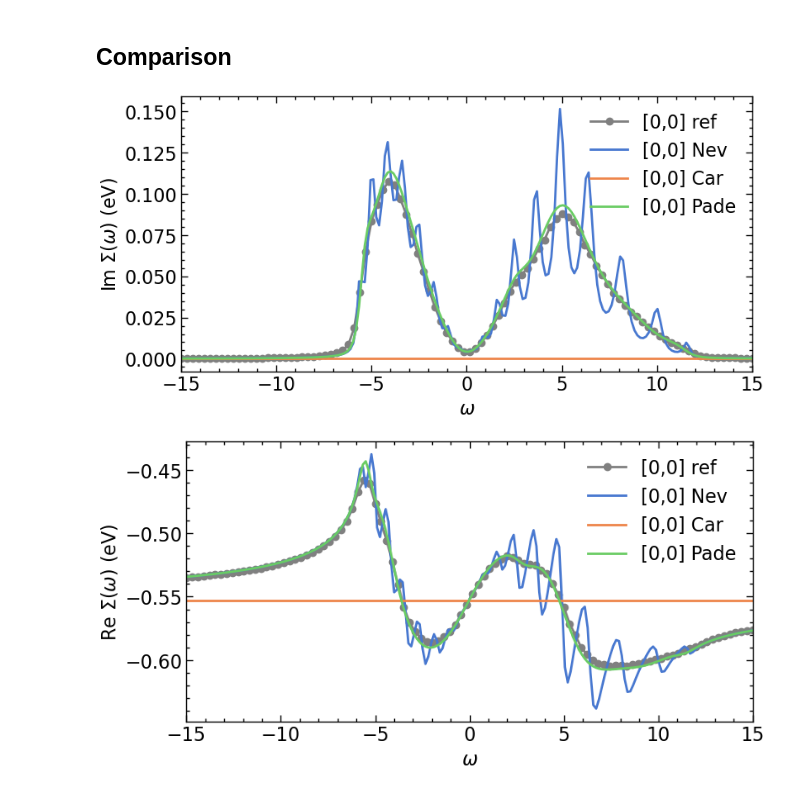
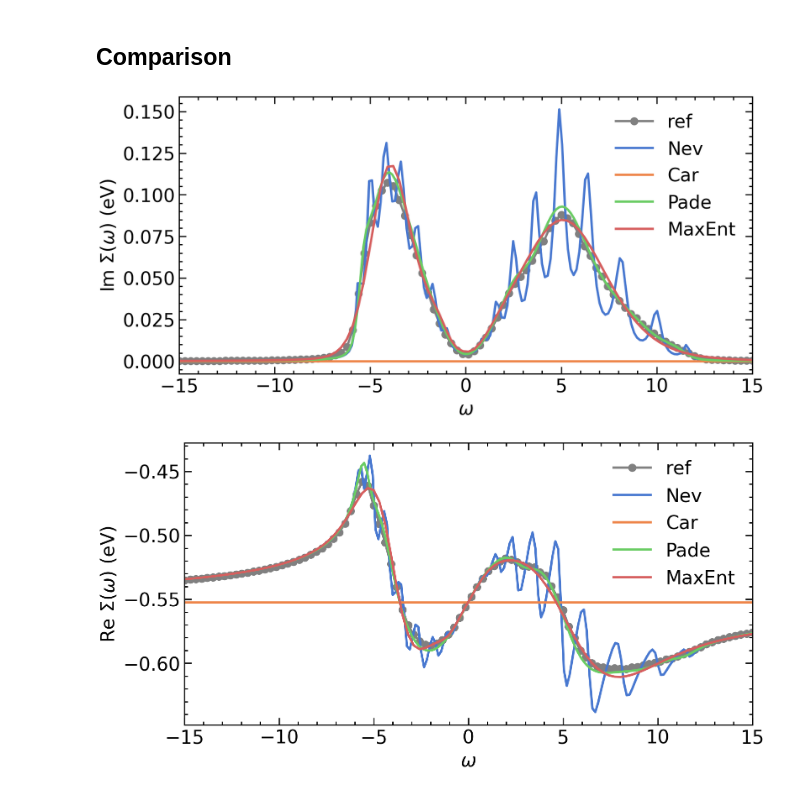
Before and after one commit to TRIQS/Nevanlinna, a Jupyter notebook: doc/tutorials/GW_tutorial.ipynb, the cells around one changed output. Saved outputs shown, nothing was run; the diff lists cells and outputs as text; code cells hidden in the pictures.

```diff
--- a/doc/tutorials/GW_tutorial.ipynb
+++ b/doc/tutorials/GW_tutorial.ipynb
@@ -166,7 +168,7 @@ G_wk = lattice_dyson_g_wk(mu, e_k, Σ_iwk)
 # %% [markdown]
 ### Plot results
 # %%
-fig, ax = plt.subplots(n_orb, n_orb, figsize=(8*n_orb,4*n_orb), dpi=100, squeeze=False,sharex=True)
+fig, ax = plt.subplots(n_orb, n_orb, figsize=(8*n_orb,4*n_orb), dpi=200, squeeze=False,sharex=True)
 
 shp = Σ_Γ_iw.target_shape
 for i in range(n_orb):
@@ -188,7 +190,7 @@ for i in range(n_orb):
 plt.tight_layout(pad=0.4, w_pad=0.1, h_pad=0.4)
 plt.show()
 
-fig, ax = plt.subplots(n_orb, n_orb, figsize=(8*n_orb,4*n_orb), dpi=100, squeeze=False,sharex=True)
+fig, ax = plt.subplots(n_orb, n_orb, figsize=(8*n_orb,4*n_orb), dpi=200, squeeze=False,sharex=True)
 
 for i in range(n_orb):
     for j in range(n_orb):
@@ -273,0 +280,11 @@ This is Nevanlinna analytical continuation. All off-diagonal elements will be ig
+# %%
+# Initialize SigmaContinuator
+isc = DirectSigmaContinuator(Σ_Γ_iw)
+# %%
+tm = TauMaxEnt()
+tm.set_G_iw(isc.Gaux_iw)
+tm.set_error(1.e-4)
+tm.omega = HyperbolicOmegaMesh(omega_min=GW_window[0], omega_max=GW_window[1], n_points=300)
+tm.alpha_mesh = LogAlphaMesh(alpha_min=1e-2, alpha_max=5e2, n_points=60)
+result = tm.run()
+print(('LineFit: ', result.analyzer_results['LineFitAnalyzer']['alpha_index']))
@@ -274,53 +309,60 @@ This is Nevanlinna analytical continuation. All off-diagonal elements will be ig
+# %%
+isc.set_Gaux_w_from_Aaux_w(result.analyzer_results['LineFitAnalyzer']['A_out'], result.omega, np_interp_A=n_w*2,
+                           np_omega=n_w, w_min=GW_window[0], w_max=GW_window[1])
+
+Σ_Γ_w_ME = isc.S_w
 # %% [markdown]
 ## Comparison
 # %%
-fig, ax = plt.subplots(n_orb, n_orb, figsize=(8*n_orb,4*n_orb), dpi=100, squeeze=False,sharex=True)
+fig, ax = plt.subplots(n_orb, n_orb, figsize=(8*n_orb,4*n_orb), dpi=200, squeeze=False,sharex=True)
 
 shp = Σ_Γ_w.target_shape
 for i in range(n_orb):
     for j in range(n_orb):
         # plotting results
-        ax[i,j].oplot(Σ_Γ_w[i,j].imag, '-o', c='gray', label=f'[{i},{j}] ref')
-        ax[i,j].oplot(Σ_Γ_w_N[i,j].imag, label=f'[{i},{j}] Nev')
-        ax[i,j].oplot(Σ_Γ_w_CN[i,j].imag, label=f'[{i},{j}] Car')
-        ax[i,j].oplot(Σ_Γ_w_P[i,j].imag, label=f'[{i},{j}] Pade')
+        ax[i,j].oplot(Σ_Γ_w[i,j].imag, '-o', c='gray', label=f'ref')
+        ax[i,j].oplot(Σ_Γ_w_N[i,j].imag, label=f'Nev')
+        ax[i,j].oplot(Σ_Γ_w_CN[i,j].imag, label=f'Car')
+        ax[i,j].oplot(Σ_Γ_w_P[i,j].imag, label=f'Pade')
+        ax[i,j].oplot(Σ_Γ_w_ME[i,j].imag, label=f'MaxEnt')
 
 
         ax[i,j].set_xlim(GW_window)
         if i == shp[0]-1:
             ax[i,j].set_xlabel(r'$\omega$')
         else:
             ax[i,j].set_xlabel(r'')
         if j == 0:
             ax[i,j].set_ylabel(r'Im $\Sigma (\omega)$ (eV)')
         else:
             ax[i,j].set_ylabel(r'')
 
 plt.tight_layout(pad=0.4, w_pad=0.1, h_pad=0.4)
 plt.show()
 
-fig, ax = plt.subplots(n_orb, n_orb, figsize=(8*n_orb,4*n_orb), dpi=100, squeeze=False,sharex=True)
+fig, ax = plt.subplots(n_orb, n_orb, figsize=(8*n_orb,4*n_orb), dpi=200, squeeze=False,sharex=True)
 
 for i in range(n_orb):
     for j in range(n_orb):
         # plotting results
-        ax[i,j].oplot(Σ_Γ_w[i,j].real, '-o', c='gray', label=f'[{i},{j}] ref')
-        ax[i,j].oplot(Σ_Γ_w_N[i,j].real, label=f'[{i},{j}] Nev')
-        ax[i,j].oplot((Σ_Γ_w_CN[i,j]+Σ_Γ_iw(Σ_Γ_iw.mesh.last_index())[i,j]).real, label=f'[{i},{j}] Car')
-        ax[i,j].oplot(Σ_Γ_w_P[i,j].real, label=f'[{i},{j}] Pade')
+        ax[i,j].oplot(Σ_Γ_w[i,j].real, '-o', c='gray', label=f'ref')
+        ax[i,j].oplot(Σ_Γ_w_N[i,j].real, label=f'Nev')
+        ax[i,j].oplot((Σ_Γ_w_CN[i,j]+Σ_Γ_iw(Σ_Γ_iw.mesh.last_index())[i,j]).real, label=f'Car')
+        ax[i,j].oplot(Σ_Γ_w_P[i,j].real, label=f'Pade')
+        ax[i,j].oplot(Σ_Γ_w_ME[i,j].real, label=f'MaxEnt')
 
         ax[i,j].set_xlim(GW_window)
         if i == shp[0]-1:
             ax[i,j].set_xlabel(r'$\omega$')
         else:
             ax[i,j].set_xlabel(r'')
         if j == 0:
             ax[i,j].set_ylabel(r'Re $\Sigma (\omega)$ (eV)')
         else:
             ax[i,j].set_ylabel(r'')
 
 plt.tight_layout(pad=0.4, w_pad=0.1, h_pad=0.4)
 plt.show()
 # %% [output]
-[figure, old version]
+[figure, new version]
-[figure, old version]
+[figure, new version]
```
Also changed, not shown: parts of 7 cells of this notebook, 4 other files.
